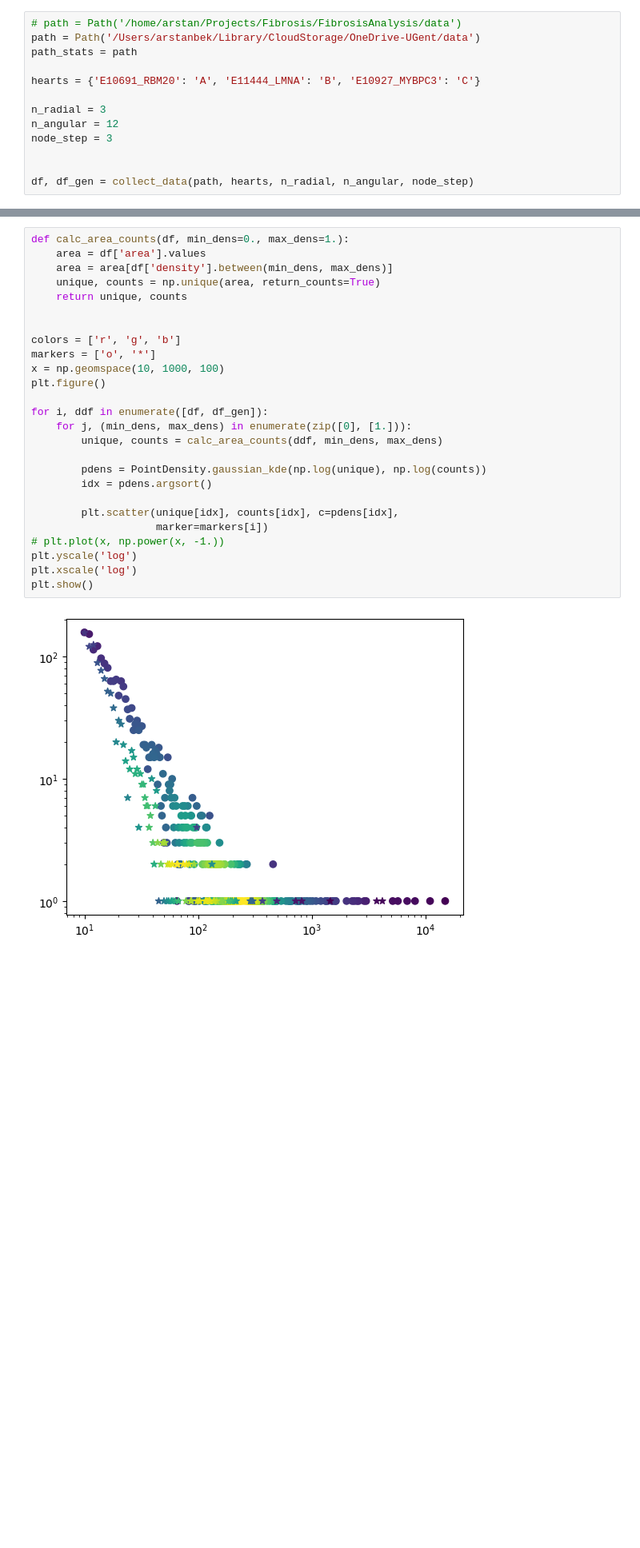
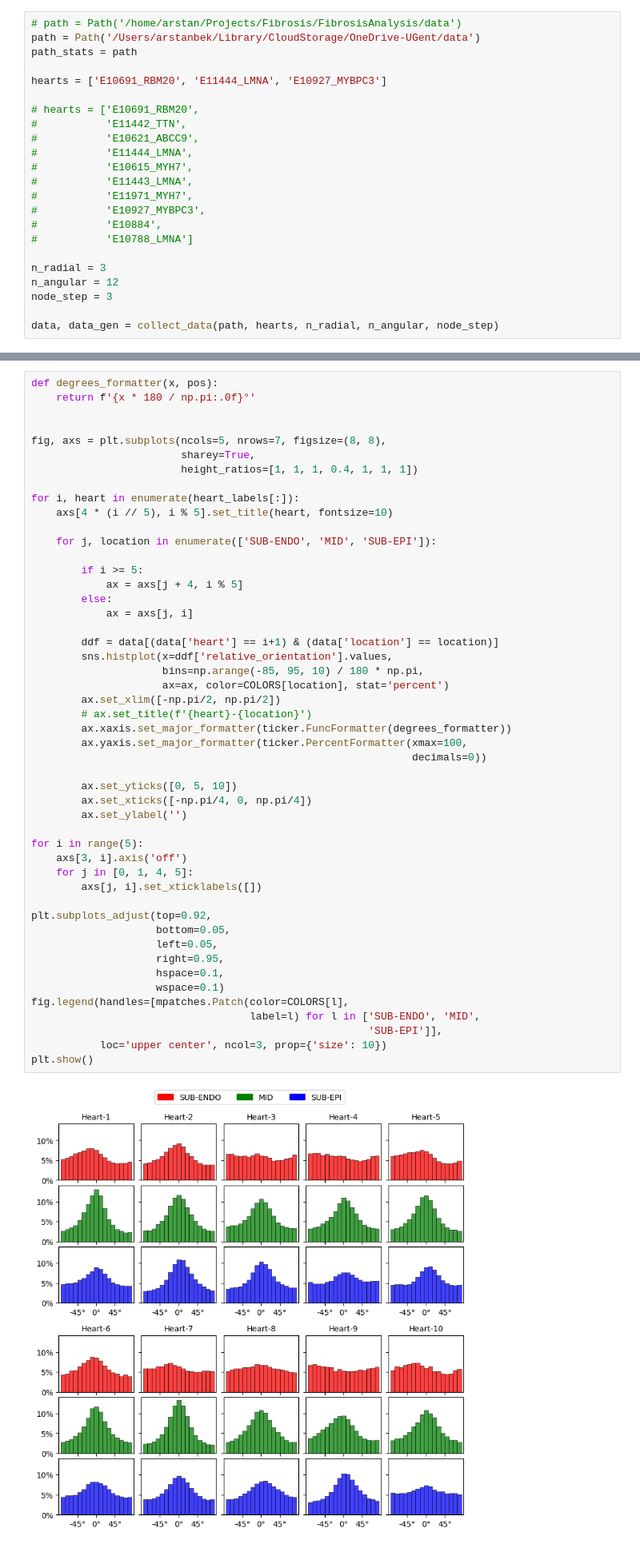
Before and after one commit to AOkenov/FibrosisAnalysis, a Jupyter notebook: paperfigures/cluster_orientation.ipynb, the cells around one changed output, grey strips where cells are left out. Shown at 80% size. Drawn from its saved outputs; the diff is of its cells as text; blank space fills up the shorter version.

```diff
--- a/paperfigures/cluster_orientation.ipynb
+++ b/paperfigures/cluster_orientation.ipynb
@@ -64,11 +71,21 @@ def collect_data(path, hearts, n_radial, n_angular, node_step):
 path = Path('/Users/arstanbek/Library/CloudStorage/OneDrive-UGent/data')
 path_stats = path
 
-hearts = {'E10691_RBM20': 'A', 'E11444_LMNA': 'B', 'E10927_MYBPC3': 'C'}
+hearts = ['E10691_RBM20', 'E11444_LMNA', 'E10927_MYBPC3']
+
+# hearts = ['E10691_RBM20',
+#           'E11442_TTN',
+#           'E10621_ABCC9',
+#           'E11444_LMNA',
+#           'E10615_MYH7',
+#           'E11443_LMNA',
+#           'E11971_MYH7',
+#           'E10927_MYBPC3',
+#           'E10884',
+#           'E10788_LMNA']
 
 n_radial = 3
 n_angular = 12
 node_step = 3
 
-
-df, df_gen = collect_data(path, hearts, n_radial, n_angular, node_step)
+data, data_gen = collect_data(path, hearts, n_radial, n_angular, node_step)
@@ -99,28 +296,51 @@ class PointDensity:
 # %%
-def calc_area_counts(df, min_dens=0., max_dens=1.):
-    area = df['area'].values
-    area = area[df['density'].between(min_dens, max_dens)]
-    unique, counts = np.unique(area, return_counts=True)
-    return unique, counts
+def degrees_formatter(x, pos):
+    return f'{x * 180 / np.pi:.0f}°'
 
 
-colors = ['r', 'g', 'b']
-markers = ['o', '*']
-x = np.geomspace(10, 1000, 100)
-plt.figure()
+fig, axs = plt.subplots(ncols=5, nrows=7, figsize=(8, 8),
+                        sharey=True,
+                        height_ratios=[1, 1, 1, 0.4, 1, 1, 1])
 
-for i, ddf in enumerate([df, df_gen]):
-    for j, (min_dens, max_dens) in enumerate(zip([0], [1.])):
-        unique, counts = calc_area_counts(ddf, min_dens, max_dens)
+for i, heart in enumerate(heart_labels[:]):
+    axs[4 * (i // 5), i % 5].set_title(heart, fontsize=10)
 
-        pdens = PointDensity.gaussian_kde(np.log(unique), np.log(counts))
-        idx = pdens.argsort()
+    for j, location in enumerate(['SUB-ENDO', 'MID', 'SUB-EPI']):
 
-        plt.scatter(unique[idx], counts[idx], c=pdens[idx],
-                    marker=markers[i])
-# plt.plot(x, np.power(x, -1.))
-plt.yscale('log')
-plt.xscale('log')
+        if i >= 5:
+            ax = axs[j + 4, i % 5]
+        else:
+            ax = axs[j, i]
+
+        ddf = data[(data['heart'] == i+1) & (data['location'] == location)]
+        sns.histplot(x=ddf['relative_orientation'].values,
+                     bins=np.arange(-85, 95, 10) / 180 * np.pi,
+                     ax=ax, color=COLORS[location], stat='percent')
+        ax.set_xlim([-np.pi/2, np.pi/2])
+        # ax.set_title(f'{heart}-{location}')
+        ax.xaxis.set_major_formatter(ticker.FuncFormatter(degrees_formatter))
+        ax.yaxis.set_major_formatter(ticker.PercentFormatter(xmax=100,
+                                                             decimals=0))
+
+        ax.set_yticks([0, 5, 10])
+        ax.set_xticks([-np.pi/4, 0, np.pi/4])
+        ax.set_ylabel('')
+
+for i in range(5):
+    axs[3, i].axis('off')
+    for j in [0, 1, 4, 5]:
+        axs[j, i].set_xticklabels([])
+
+plt.subplots_adjust(top=0.92,
+                    bottom=0.05,
+                    left=0.05,
+                    right=0.95,
+                    hspace=0.1,
+                    wspace=0.1)
+fig.legend(handles=[mpatches.Patch(color=COLORS[l],
+                                   label=l) for l in ['SUB-ENDO', 'MID',
+                                                      'SUB-EPI']],
+           loc='upper center', ncol=3, prop={'size': 10})
 plt.show()
 # %% [output]
-[figure, old version]
+[figure, new version]
```
Also changed, not shown: parts of 12 cells of this notebook, 24 other files.
